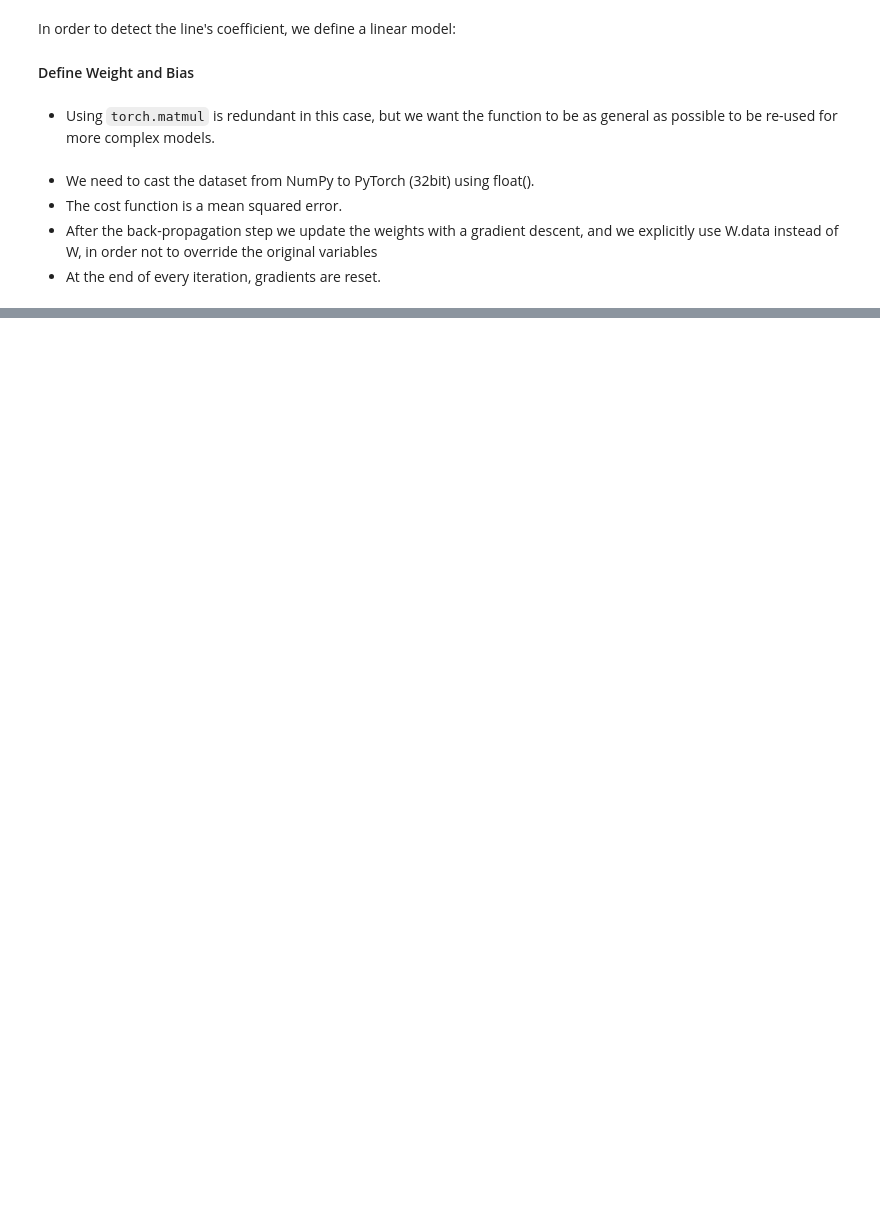
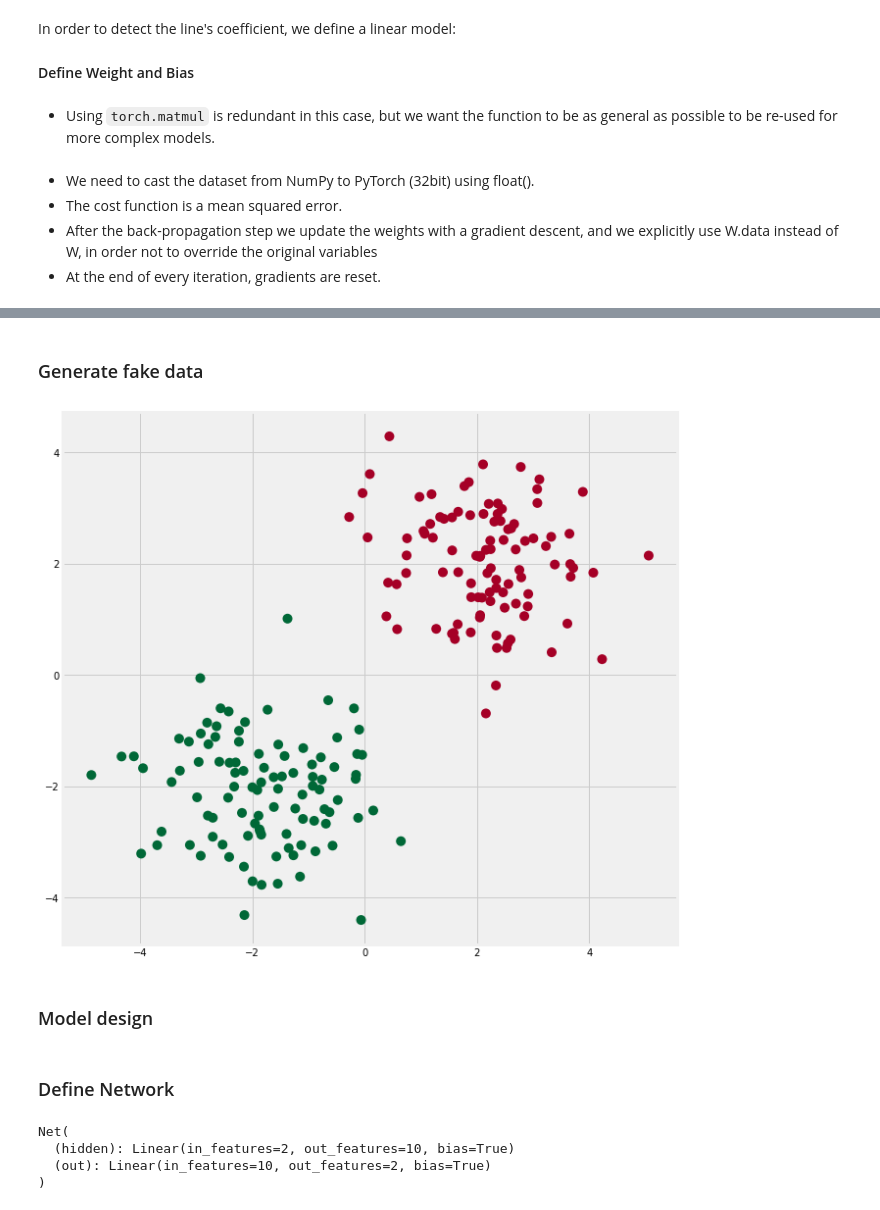
Before and after one commit to Lplenka/PyTorch-Tutorial, a Jupyter notebook: Neural Networks.ipynb, the cells around one changed output, grey strips where cells are left out. Drawn from its saved outputs; the diff is of its cells as text; code cells hidden in the pictures; blank space fills up the shorter version.

```diff
--- a/Neural Networks.ipynb
+++ b/Neural Networks.ipynb
@@ -88,0 +181,20 @@ for epoch in range(2500):
+# %% [markdown]
+### Generate fake data
+# %%
+n_data = torch.ones(100, 2)
+x0 = torch.normal(2*n_data, 1)      # class0 x data (tensor), shape=(100, 2)
+y0 = torch.zeros(100)               # class0 y data (tensor), shape=(100, 1)
+x1 = torch.normal(-2*n_data, 1)     # class1 x data (tensor), shape=(100, 2)
+y1 = torch.ones(100)                # class1 y data (tensor), shape=(100, 1)
+x = torch.cat((x0, x1), 0).type(torch.FloatTensor)  # shape (200, 2) FloatTensor = 32-bit floating
+y = torch.cat((y0, y1), ).type(torch.LongTensor)    # shape (200,) LongTensor = 64-bit integer
+
+# torch can only train on Variable, so convert them to Variable
+x, y = Variable(x), Variable(y)
+plt.figure(figsize=(10,10))
+plt.scatter(x.data.numpy()[:, 0], x.data.numpy()[:, 1], c=y.data.numpy(), s=100, lw=0, cmap='RdYlGn')
+plt.show()
+# %% [output]
+[figure, added]
+# %% [markdown]
+### Model design
@@ -88,0 +212,16 @@ for epoch in range(2500):
+# %% [markdown]
+### Define Network
+# %%
+net = Net(n_feature=2, n_hidden=10, n_output=2)     # define the network
+print(net)  # net architecture
+
+# Loss and Optimizer
+# Softmax is internally computed.
+# Set parameters to be updated.
+optimizer = torch.optim.SGD(net.parameters(), lr=0.02)
+loss_func = torch.nn.CrossEntropyLoss()  # the target label is NOT an one-hotted
+# %% [output]
+Net(
+  (hidden): Linear(in_features=2, out_features=10, bias=True)
+  (out): Linear(in_features=10, out_features=2, bias=True)
+)
```
Also changed, not shown: parts of 20 cells of this notebook.
